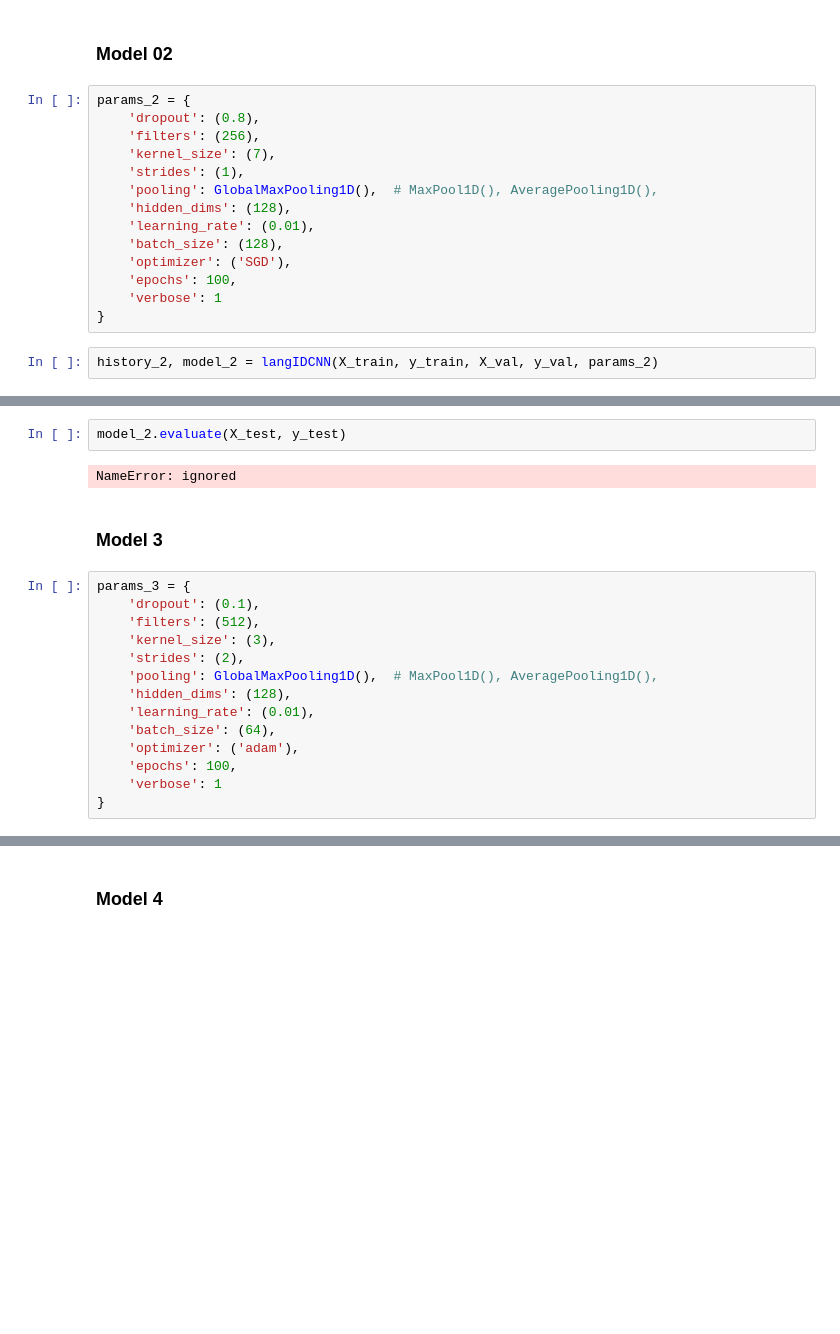
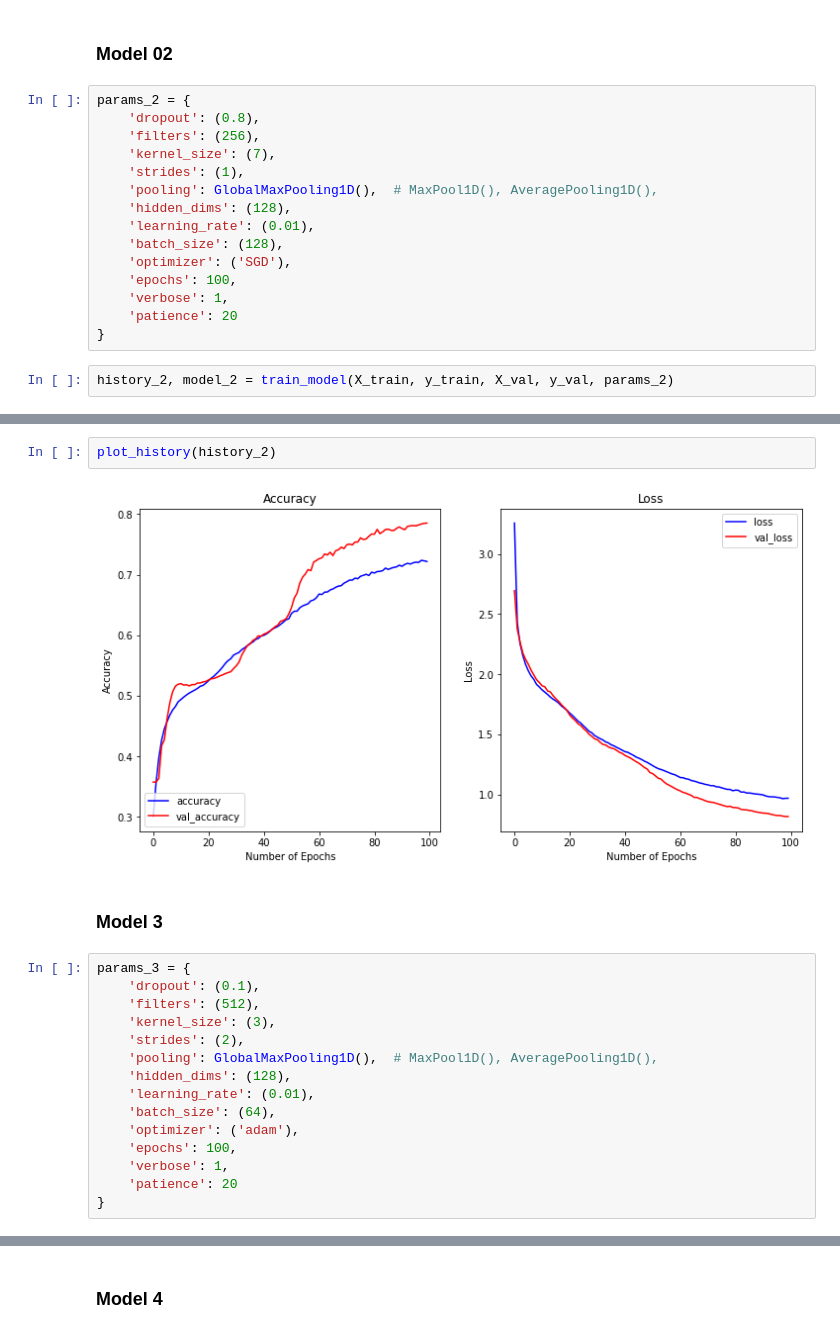
Before and after one commit to jan-kreischer/UZH_ML4NLP, a Jupyter notebook: Project-03/ex03_cnn_jan.ipynb, the cells around one changed output, grey strips where cells are left out. Drawn from its saved outputs; the diff is of its cells as text; blank space fills up the shorter version.

```diff
--- a/Project-03/ex03_cnn_jan.ipynb
+++ b/Project-03/ex03_cnn_jan.ipynb
@@ -575,8 +595,9 @@ params_2 = {
     'batch_size': (128),
     'optimizer': ('SGD'),
     'epochs': 100,
-    'verbose': 1
+    'verbose': 1,
+    'patience': 20
 }
 # %%
-history_2, model_2 = langIDCNN(X_train, y_train, X_val, y_val, params_2)
+history_2, model_2 = train_model(X_train, y_train, X_val, y_val, params_2)
 # %% [output]
@@ -598,7 +621,7 @@ KeyboardInterrupt: ignored
-# %%
-model_2.evaluate(X_test, y_test)
-# %% [output]
-NameError: ignored
+# %%
+plot_history(history_2)
+# %% [output]
+[figure, added]
 # %% [markdown]
 ### Model 3
 # %%
@@ -613,6 +636,7 @@ params_3 = {
     'batch_size': (64),
     'optimizer': ('adam'),
     'epochs': 100,
-    'verbose': 1
+    'verbose': 1,
+    'patience': 20
 }
 # %%
```
Also changed, not shown: parts of 34 cells of this notebook.
